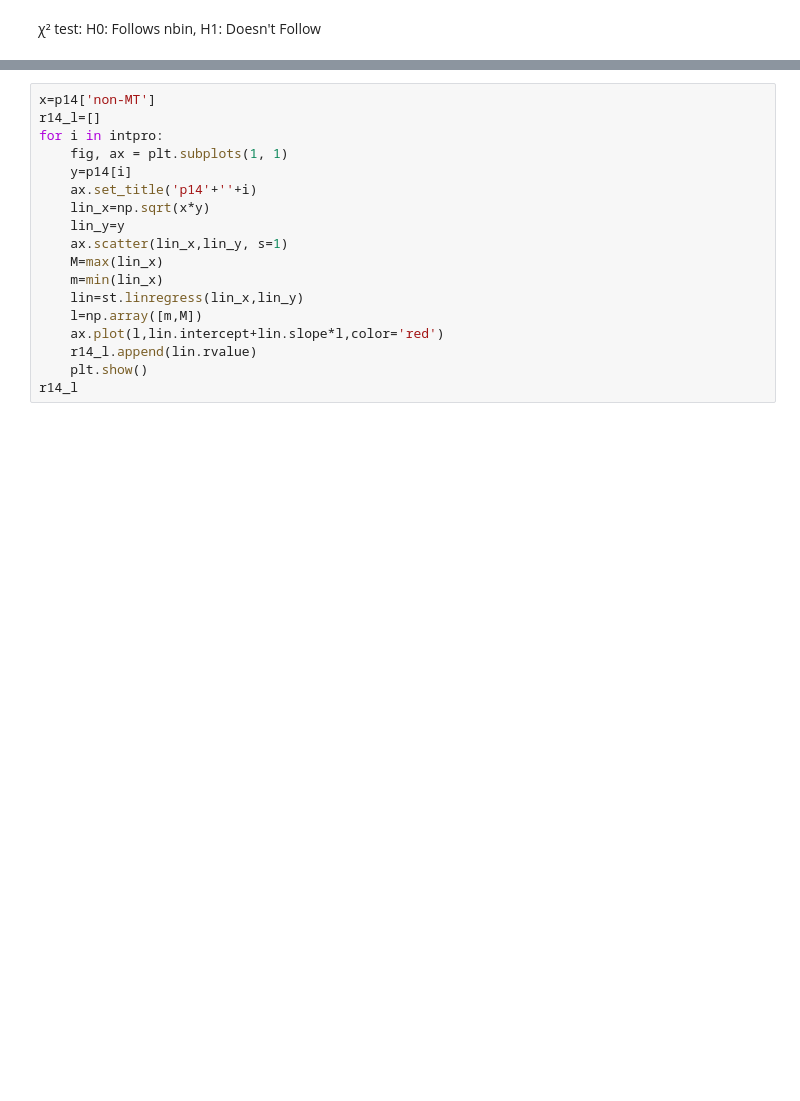
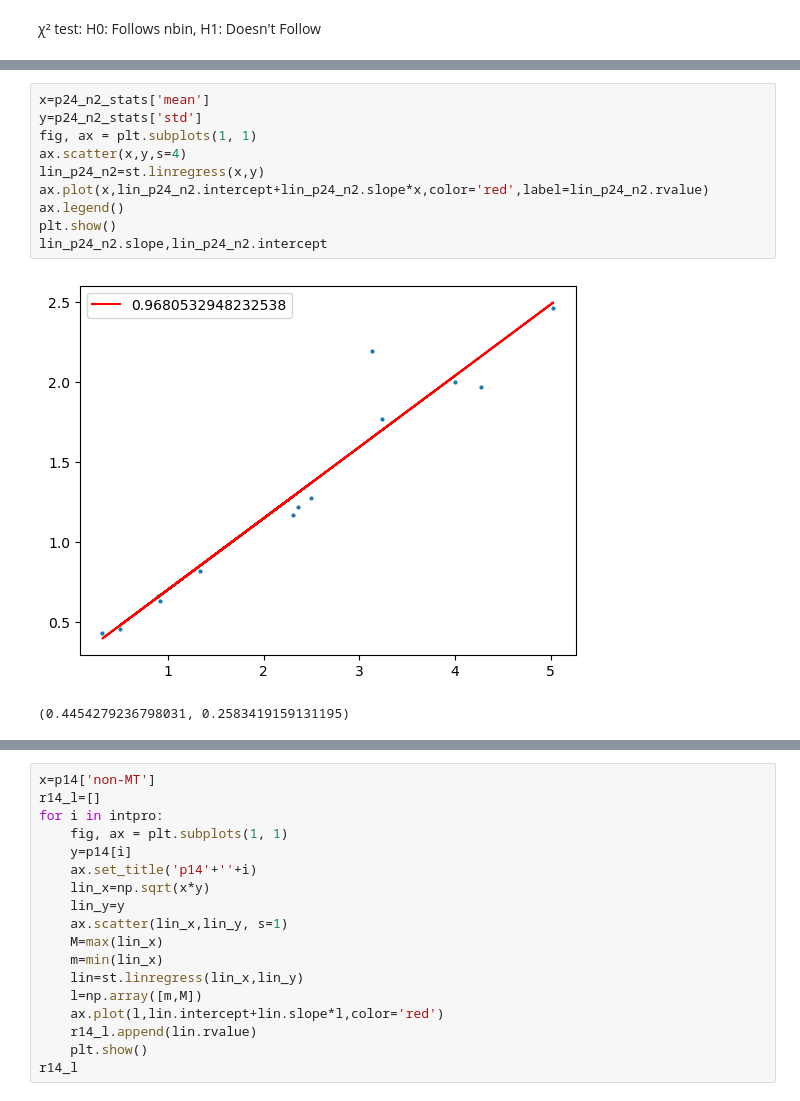
Before and after one commit to rrrrrrrlll/M2R_Group_12, a Jupyter notebook: Chi Square gof.ipynb, the cells around one changed output, grey strips where cells are left out. Drawn from its saved outputs; the diff is of its cells as text; blank space fills up the shorter version.

```diff
--- a/Chi Square gof.ipynb
+++ b/Chi Square gof.ipynb
@@ -479,0 +653,13 @@ overall_chi_res
+# %%
+x=p24_n2_stats['mean']
+y=p24_n2_stats['std']
+fig, ax = plt.subplots(1, 1)
+ax.scatter(x,y,s=4)
+lin_p24_n2=st.linregress(x,y)
+ax.plot(x,lin_p24_n2.intercept+lin_p24_n2.slope*x,color='red',label=lin_p24_n2.rvalue)
+ax.legend()
+plt.show()
+lin_p24_n2.slope,lin_p24_n2.intercept
+# %% [output]
+[figure, added]
+(0.4454279236798031, 0.2583419159131195)
```
Also changed, not shown: parts of 30 cells of this notebook.
